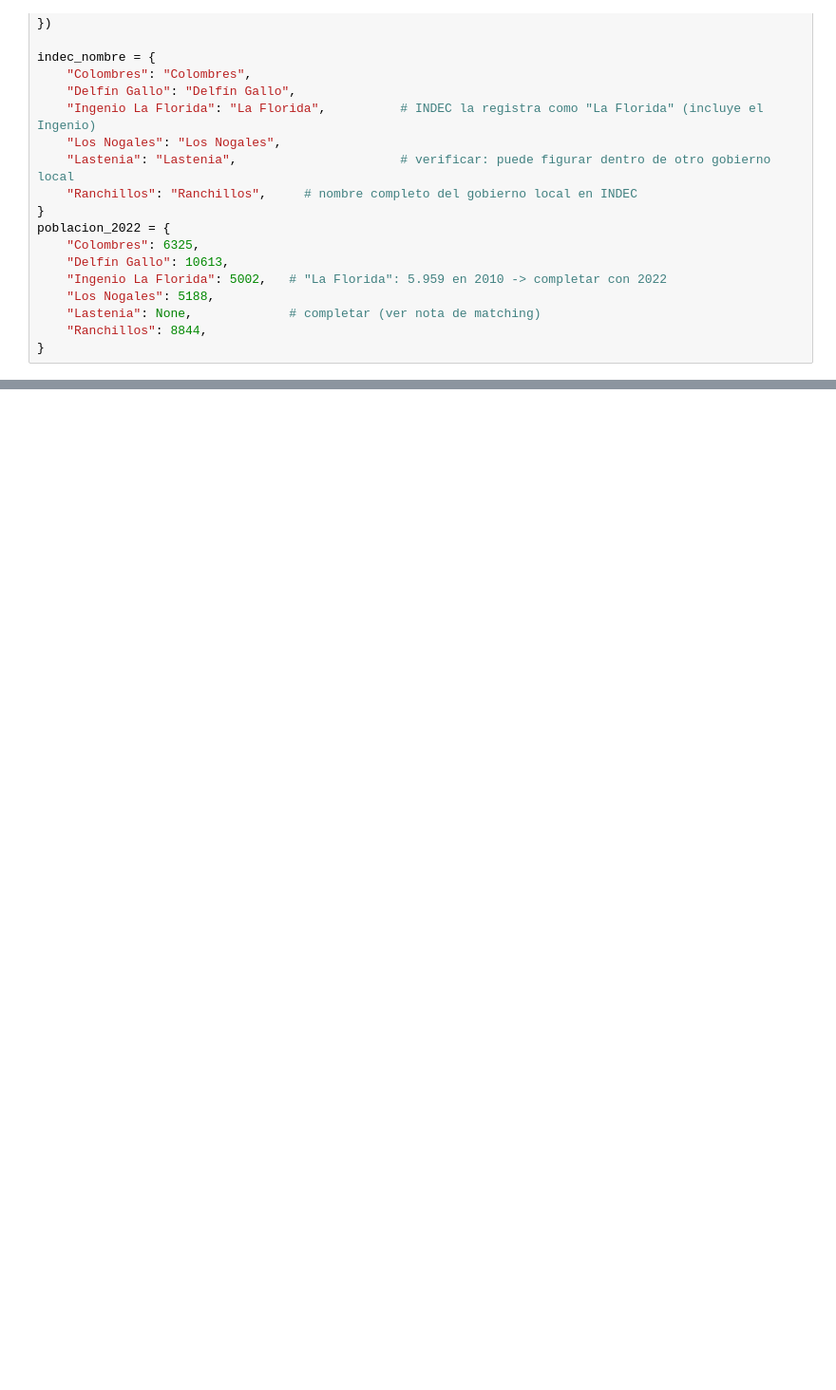
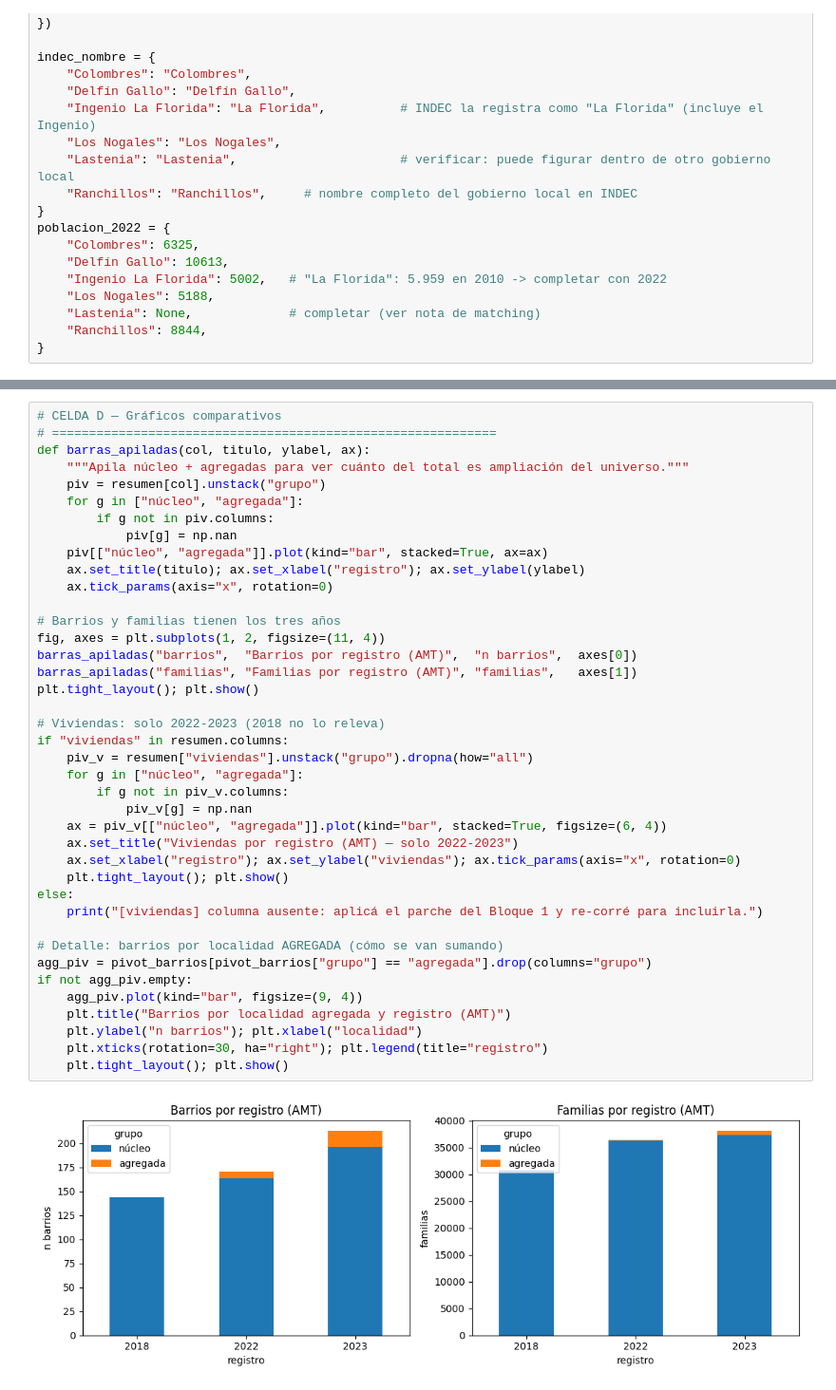
Before and after one commit to Camilamop/RENABAP, a Jupyter notebook: renabap.ipynb, the cells around one changed output, grey strips where cells are left out. Shown at 95% size. Saved outputs shown, nothing was run; the diff lists cells and outputs as text; blank space fills up the shorter version.

```diff
--- a/renabap.ipynb
+++ b/renabap.ipynb
@@ -527,0 +730,42 @@ print("Exportado: CSV y XLSX")
+# %%
+# CELDA D — Gráficos comparativos
+# ============================================================
+def barras_apiladas(col, titulo, ylabel, ax):
+    """Apila núcleo + agregadas para ver cuánto del total es ampliación del universo."""
+    piv = resumen[col].unstack("grupo")
+    for g in ["núcleo", "agregada"]:
+        if g not in piv.columns:
+            piv[g] = np.nan
+    piv[["núcleo", "agregada"]].plot(kind="bar", stacked=True, ax=ax)
+    ax.set_title(titulo); ax.set_xlabel("registro"); ax.set_ylabel(ylabel)
+    ax.tick_params(axis="x", rotation=0)
+
+# Barrios y familias tienen los tres años
+fig, axes = plt.subplots(1, 2, figsize=(11, 4))
+barras_apiladas("barrios",  "Barrios por registro (AMT)",  "n barrios",  axes[0])
+barras_apiladas("familias", "Familias por registro (AMT)", "familias",   axes[1])
+plt.tight_layout(); plt.show()
+
+# Viviendas: solo 2022-2023 (2018 no lo releva)
+if "viviendas" in resumen.columns:
+    piv_v = resumen["viviendas"].unstack("grupo").dropna(how="all")
+    for g in ["núcleo", "agregada"]:
+        if g not in piv_v.columns:
+            piv_v[g] = np.nan
+    ax = piv_v[["núcleo", "agregada"]].plot(kind="bar", stacked=True, figsize=(6, 4))
+    ax.set_title("Viviendas por registro (AMT) — solo 2022-2023")
+    ax.set_xlabel("registro"); ax.set_ylabel("viviendas"); ax.tick_params(axis="x", rotation=0)
+    plt.tight_layout(); plt.show()
+else:
+    print("[viviendas] columna ausente: aplicá el parche del Bloque 1 y re-corré para incluirla.")
+
+# Detalle: barrios por localidad AGREGADA (cómo se van sumando)
+agg_piv = pivot_barrios[pivot_barrios["grupo"] == "agregada"].drop(columns="grupo")
+if not agg_piv.empty:
+    agg_piv.plot(kind="bar", figsize=(9, 4))
+    plt.title("Barrios por localidad agregada y registro (AMT)")
+    plt.ylabel("n barrios"); plt.xlabel("localidad")
+    plt.xticks(rotation=30, ha="right"); plt.legend(title="registro")
+    plt.tight_layout(); plt.show()
+# %% [output]
+[figure, added]
```
Also changed, not shown: parts of 11 cells of this notebook.
